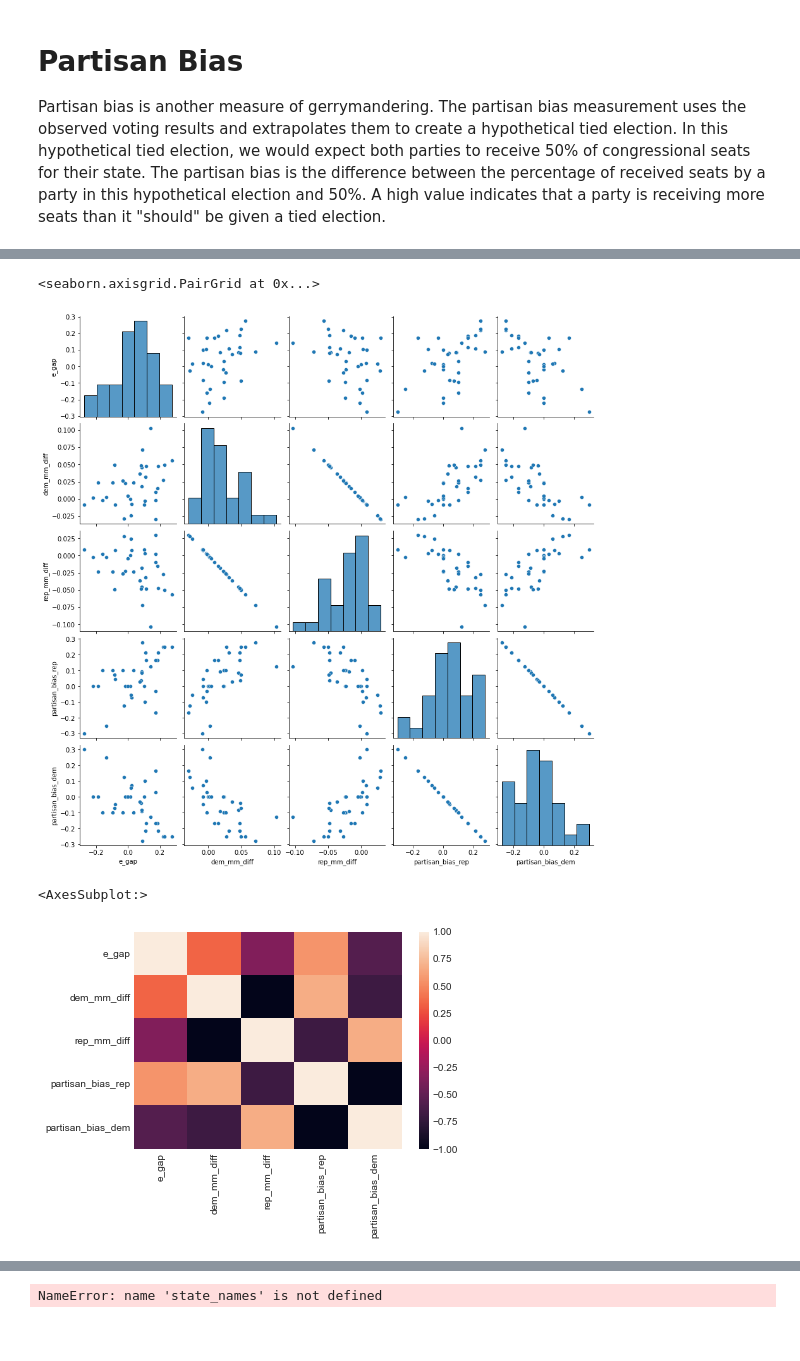
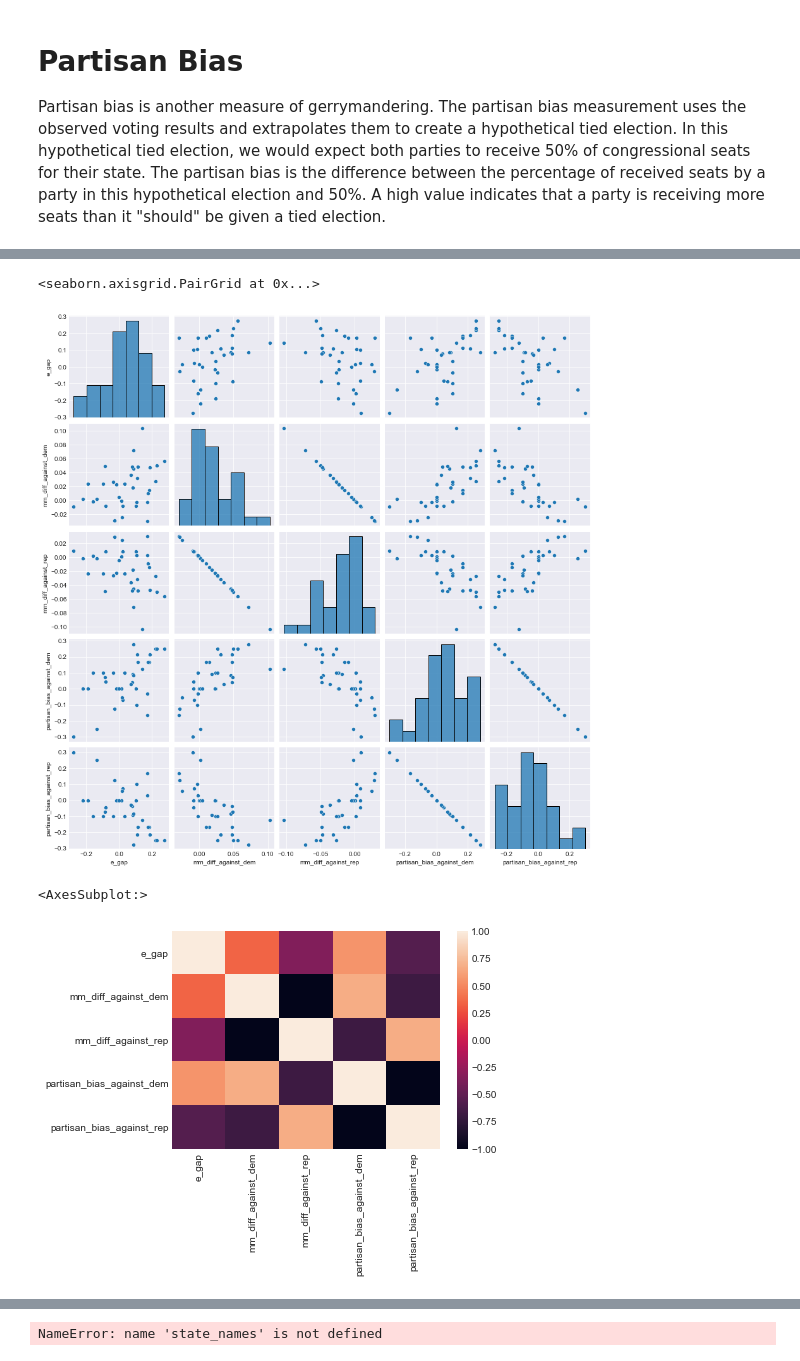
Before and after one commit to dpalencia/cs541g3, a Jupyter notebook: Notebooks/Data Understanding/District Vote Counts - Gerrymandering Analysis.ipynb, the cells around one changed output, grey strips where cells are left out. Drawn from its saved outputs; the diff is of its cells as text; code cells hidden in the pictures; blank space fills up the shorter version.

```diff
--- a/Notebooks/Data Understanding/District Vote Counts - Gerrymandering Analysis.ipynb
+++ b/Notebooks/Data Understanding/District Vote Counts - Gerrymandering Analysis.ipynb
@@ -6,6 +6,8 @@ import matplotlib.pyplot as plt
 import pandas as pd
 import numpy as np
 import seaborn as sns
+
+plt.style.use('seaborn-darkgrid')
 # %%
 data = pd.read_csv("1976-2018-house2.csv", encoding="latin1")
 # %%
@@ -116,7 +118,7 @@ def get_vote_counts_bydistrict(df, year):
     # Some races had no democrat or republican candidate.
     # These can be seen in NaN columns.
     # Drop these.
-    vote_counts_bydistrict = vote_counts.dropna()
+    vote_counts_bydistrict = vote_counts_bydistrict.dropna()
 
     # Come up with the winners for the above dataframe.
     # Come up with the winners for the above dataframe.
@@ -312,4 +393,7 @@ vote_count_mm = vote_counts
 # %%
+# This cell performs the calculation of mean-median difference.
+
+vote_count_mm = vote_counts_bydistrict
 dem_voteshare = vote_count_mm["dem_votes"] / (vote_count_mm["dem_votes"] + vote_count_mm["rep_votes"])
 rep_voteshare = vote_count_mm["rep_votes"] / (vote_count_mm["dem_votes"] + vote_count_mm["rep_votes"])
 
@@ -323,8 +407,8 @@ total_rep_voteshare = rep_voteshare.groupby("state").sum()
 rep_district_median = rep_voteshare.groupby("state").median()
 rep_mean_share = total_rep_voteshare / total_districts
 
-vote_counts_bystate["dem_mm_diff"] = dem_mean_share - dem_district_median
-vote_counts_bystate["rep_mm_diff"] = rep_mean_share - rep_district_median
+vote_counts_bystate["mm_diff_against_dem"] = dem_mean_share - dem_district_median
+vote_counts_bystate["mm_diff_against_rep"] = rep_mean_share - rep_district_median
 # %%
 vote_counts_bystate
 # %% [output]
@@ -427,11 +494,11 @@ vote_counts_bystate_partisan = get_pb()
 # %%
-sns.pairplot(vote_counts_bystate.iloc[:,4:])
+sns.pairplot(vote_counts_bystate.iloc[:,2:])
 # %% [output]
 <seaborn.axisgrid.PairGrid at 0x...>
-[figure, old version]
+[figure, new version]
 # %%
-corr = vote_counts_bystate.iloc[:,4:].corr()
+corr = vote_counts_bystate.iloc[:,2:].corr()
 sns.heatmap(corr)
 # %% [output]
 <AxesSubplot:>
-[figure, old version]
+[figure, new version]
```
Also changed, not shown: parts of 23 cells of this notebook.
